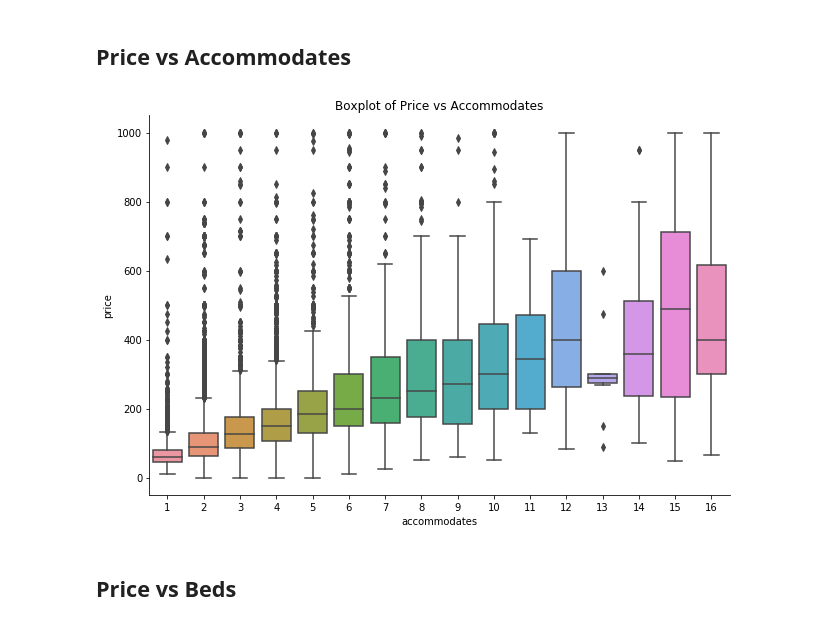
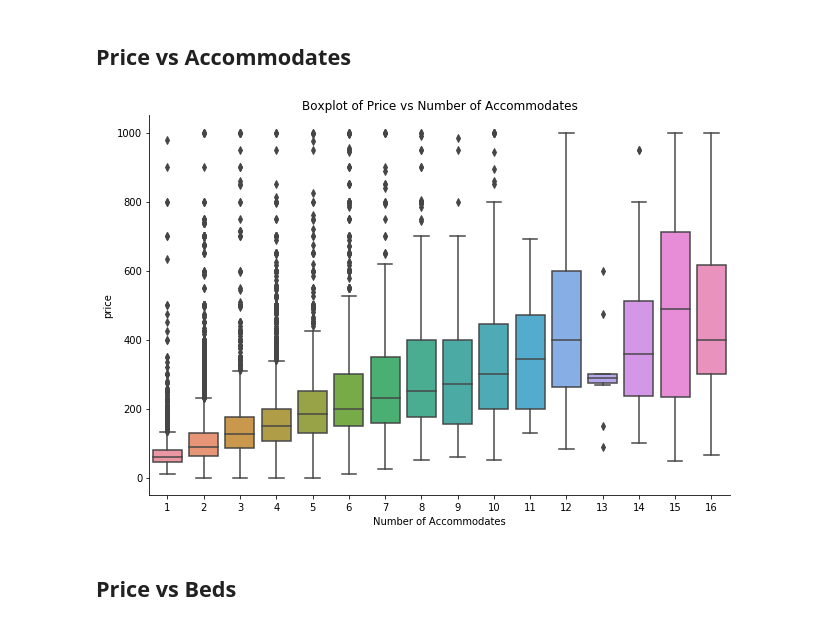
Before and after one commit to GeunT/Group-12-Project-1, a Jupyter notebook: Airbnb_starter_data.ipynb, the cells around one changed output. Cells and saved outputs as stored; diff of their text form; code cells hidden in the pictures.

```diff
--- a/Airbnb_starter_data.ipynb
+++ b/Airbnb_starter_data.ipynb
@@ -523,11 +528,12 @@ plt.show()
 ## Price vs Accommodates
 # %%
 sns.catplot(kind='box', y="price", x="accommodates", data=data, height=6, aspect=1.5, legend_out=False)
-plt.title("Boxplot of Price vs Accommodates")
-plt.savefig("Images/Boxplot of Price vs Accommodates.png")
+plt.xlabel("Number of Accommodates")
+plt.title("Boxplot of Price vs Number of Accommodates")
+plt.savefig("Images/Boxplot of Price vs Number of Accommodates.png")
 plt.show()
 # %% [output]
-[figure, old version]
+[figure, new version]
 # %% [markdown]
 ## Price vs Beds
 # %%
```
Also changed, not shown: parts of 5 cells of this notebook, 9 other files.
